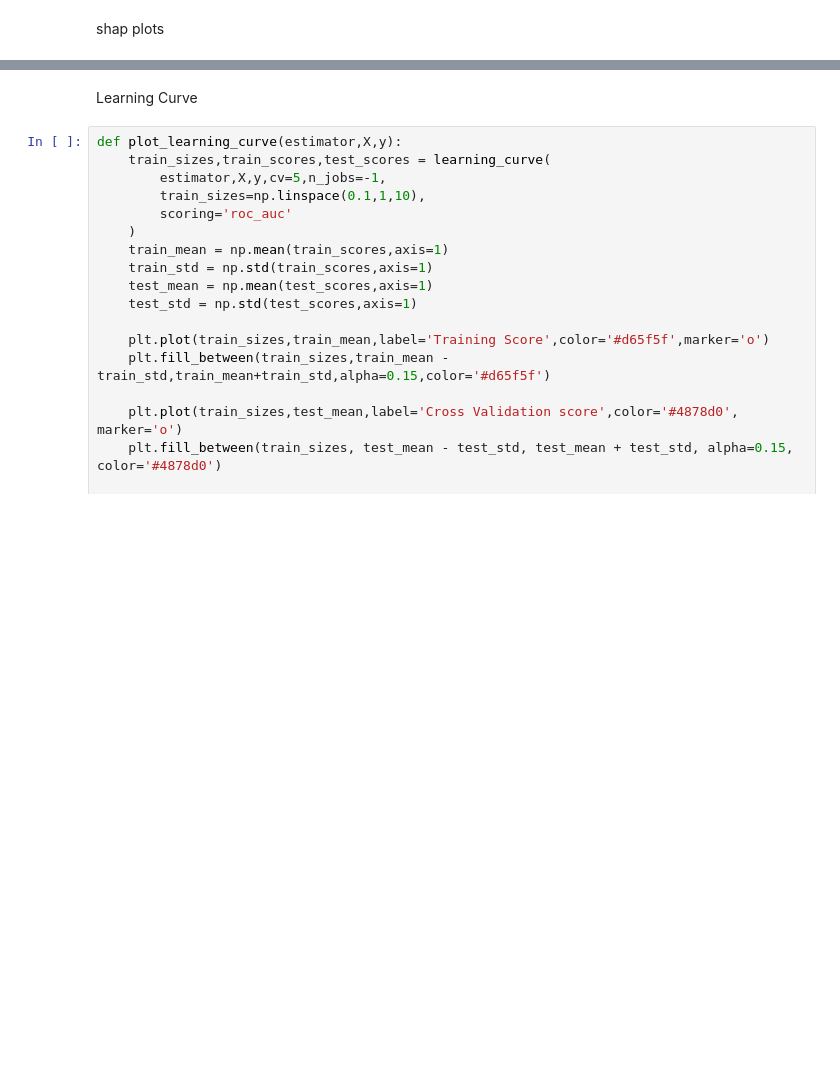
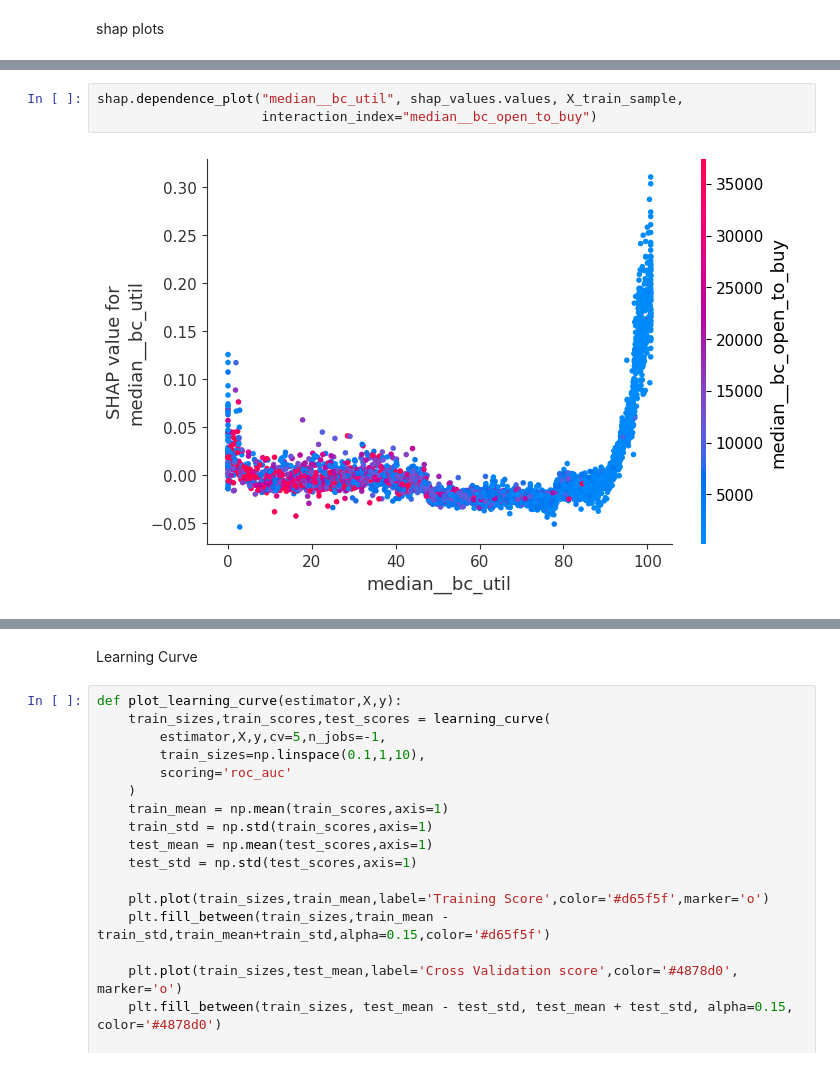
Before and after one commit to Mbu32/Credit-Default, a Jupyter notebook: Trees/endtoend_trees.ipynb, the cells around one changed output, grey strips where cells are left out. Cells and saved outputs as stored; diff of their text form; blank space fills up the shorter version.

```diff
--- a/Trees/endtoend_trees.ipynb
+++ b/Trees/endtoend_trees.ipynb
@@ -320,3 +440,8 @@ shap.plots.waterfall(shap_values[0])
+# %%
+shap.dependence_plot("median__bc_util", shap_values.values, X_train_sample,
+                     interaction_index="median__bc_open_to_buy")
+# %% [output]
+[figure, added]
 # %%
 plt.figure(figsize=(20, 14))
 shap.plots.beeswarm(shap_values, max_display=15, show=False)
```
Also changed, not shown: parts of 14 cells of this notebook, 1 other file.
